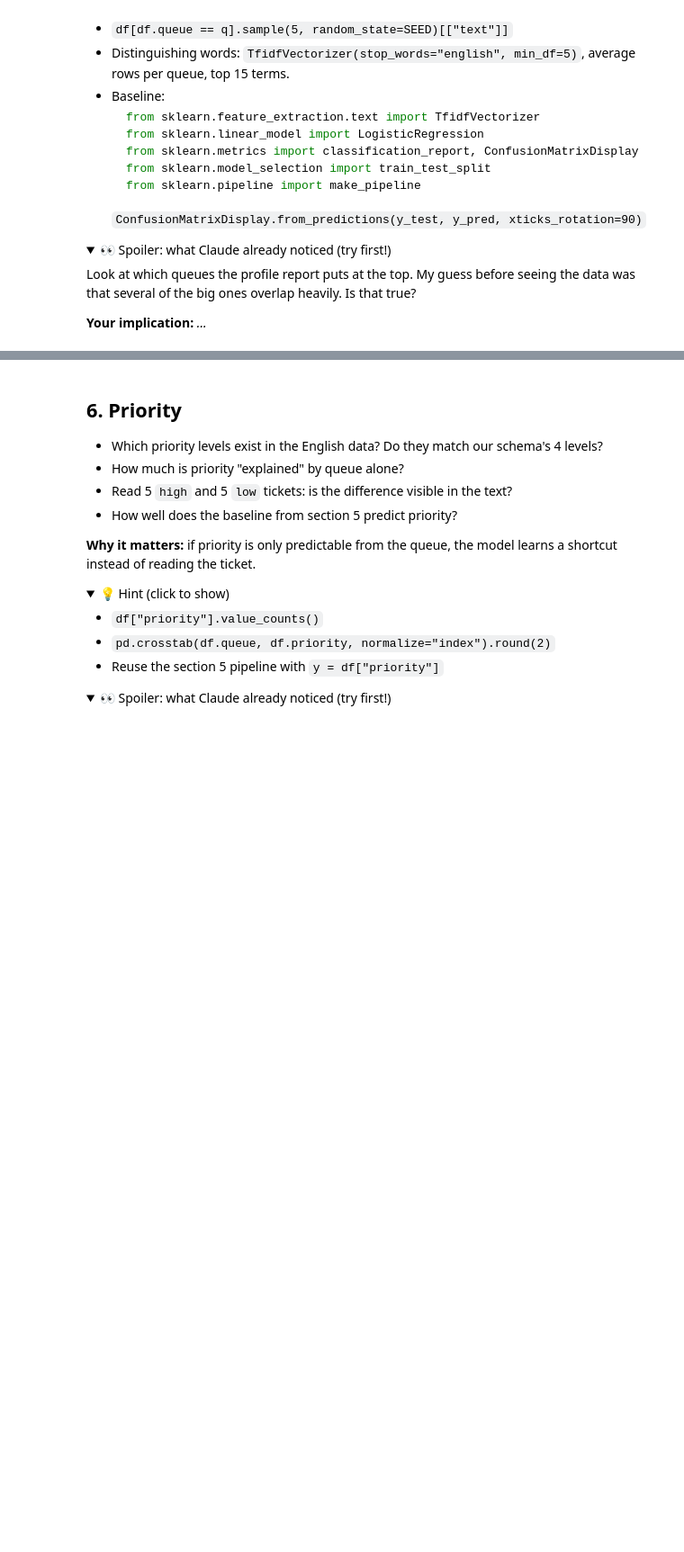
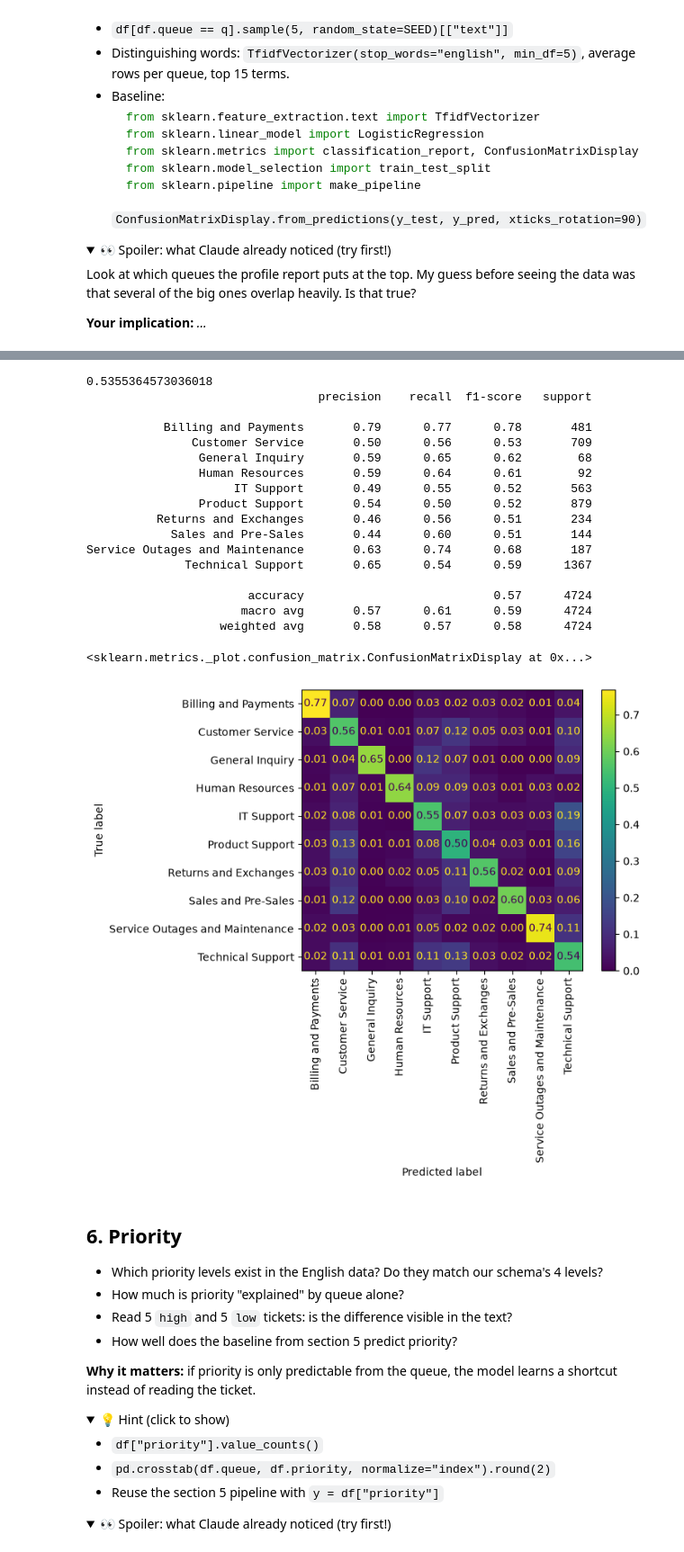
Before and after one commit to sarthakbobde/ticket-triage-slm, a Jupyter notebook: notebooks/02_eda.ipynb, the cells around one changed output, grey strips where cells are left out. Shown at 90% size. Saved outputs shown, nothing was run; the diff lists cells and outputs as text; code cells hidden in the pictures; folded sections open; blank space fills up the shorter version.

```diff
--- a/notebooks/02_eda.ipynb
+++ b/notebooks/02_eda.ipynb
@@ -242,3 +359,42 @@ Look at which queues the profile report puts at the top. My guess before seeing
+# %%
+import numpy as np
+from sklearn.pipeline import make_pipeline
+from sklearn.model_selection import cross_val_score, StratifiedKFold
+
+pipe = make_pipeline(
+    TfidfVectorizer(stop_words="english", min_df=5, ngram_range=(1, 2), sublinear_tf=True),
+    LogisticRegression(max_iter=2000, C=3, class_weight="balanced"),
+)
+cv = StratifiedKFold(5, shuffle=True, random_state=SEED)
+print(cross_val_score(pipe, X_train, y_train, cv=cv, scoring="f1_macro").mean())
+
+pipe.fit(X_train, y_train)
+y_pred = pipe.predict(X_test)
+print(classification_report(y_test, y_pred))
+
+# normalise by true class so small classes are readable: each row sums to 1
+ConfusionMatrixDisplay.from_predictions(y_test, y_pred, normalize="true",
+                                        xticks_rotation=90, values_format=".2f")
+# %% [output]
+0.5355364573036018
+                                 precision    recall  f1-score   support
+
+           Billing and Payments       0.79      0.77      0.78       481
+               Customer Service       0.50      0.56      0.53       709
+                General Inquiry       0.59      0.65      0.62        68
+                Human Resources       0.59      0.64      0.61        92
+                     IT Support       0.49      0.55      0.52       563
+                Product Support       0.54      0.50      0.52       879
+          Returns and Exchanges       0.46      0.56      0.51       234
+            Sales and Pre-Sales       0.44      0.60      0.51       144
+Service Outages and Maintenance       0.63      0.74      0.68       187
+              Technical Support       0.65      0.54      0.59      1367
+
+                       accuracy                           0.57      4724
+                      macro avg       0.57      0.61      0.59      4724
+                   weighted avg       0.58      0.57      0.58      4724
+<sklearn.metrics._plot.confusion_matrix.ConfusionMatrixDisplay at 0x...>
+[figure, added]
 # %% [markdown]
 ## 6. Priority
 - Which priority levels exist in the English data? Do they match our schema's 4 levels?
```
Also changed, not shown: parts of 17 cells of this notebook, 8 other files.
